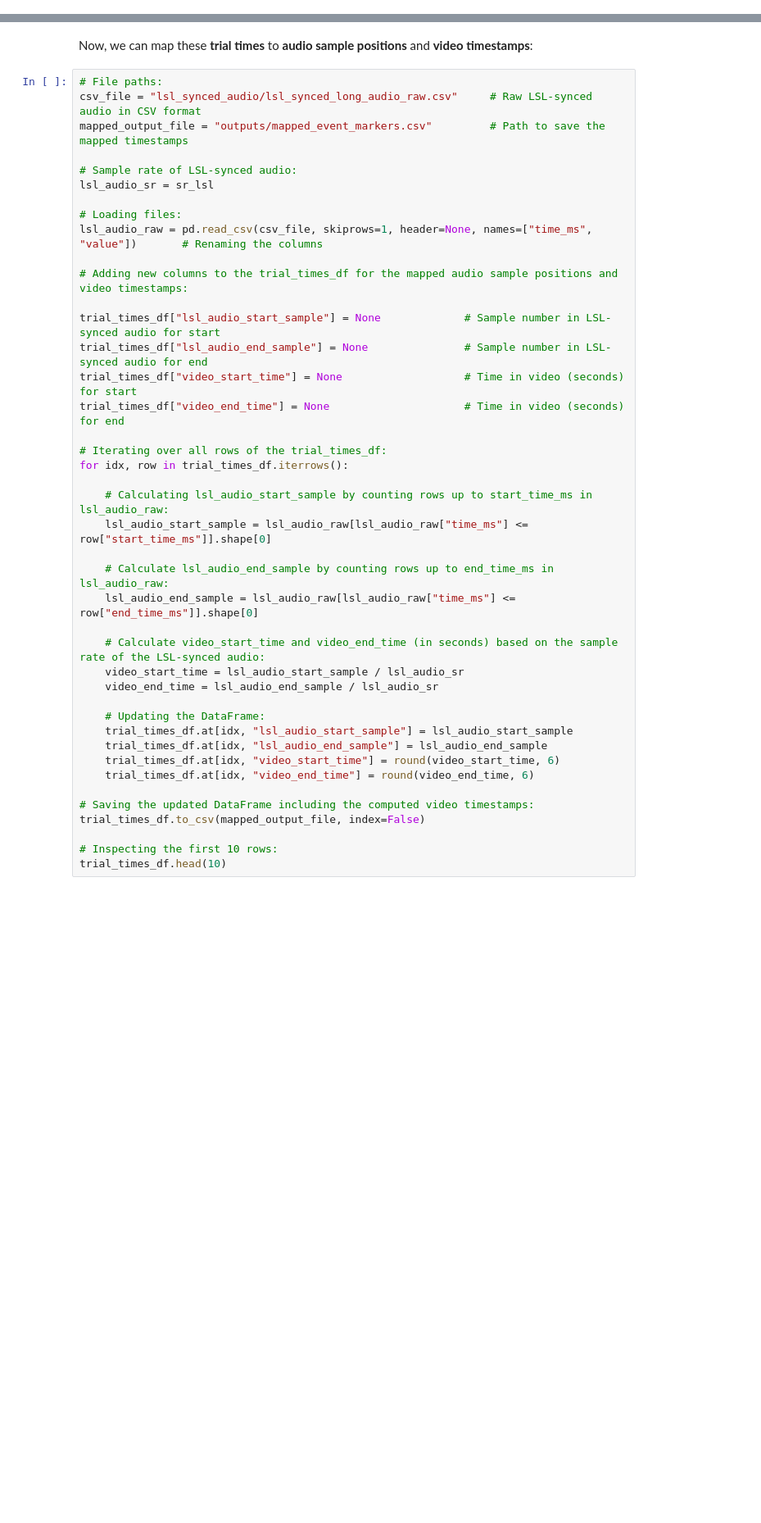
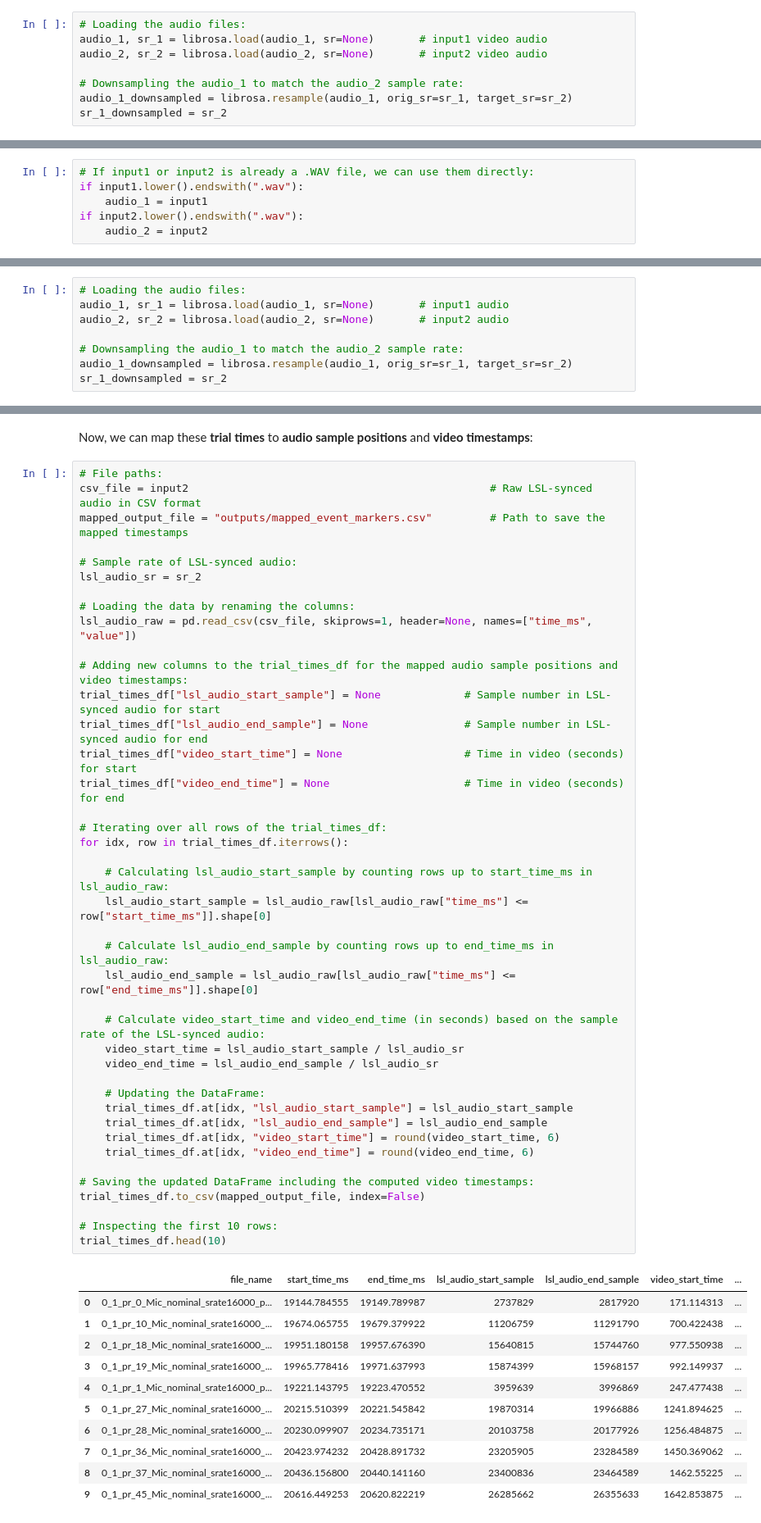
Before and after one commit to hamzanalbantoglu/flexible_audio_video_sync, a Jupyter notebook: synchronize_and_cut_script.ipynb, the cells around one changed output, grey strips where cells are left out. Shown: that part at 82% size. Saved outputs shown, nothing was run; the diff lists cells and outputs as text; blank space fills up the shorter version.

```diff
--- a/synchronize_and_cut_script.ipynb
+++ b/synchronize_and_cut_script.ipynb
@@ -363,0 +510,8 @@ trial_times_df.head(10)
+# %%
+# Loading the audio files:
+audio_1, sr_1 = librosa.load(audio_1, sr=None)       # input1 video audio
+audio_2, sr_2 = librosa.load(audio_2, sr=None)       # input2 video audio
+
+# Downsampling the audio_1 to match the audio_2 sample rate:
+audio_1_downsampled = librosa.resample(audio_1, orig_sr=sr_1, target_sr=sr_2)
+sr_1_downsampled = sr_2
@@ -363,0 +718,6 @@ trial_times_df.head(10)
+# %%
+# If input1 or input2 is already a .WAV file, we can use them directly:
+if input1.lower().endswith(".wav"):
+    audio_1 = input1
+if input2.lower().endswith(".wav"):
+    audio_2 = input2
@@ -363,0 +744,8 @@ trial_times_df.head(10)
+# %%
+# Loading the audio files:
+audio_1, sr_1 = librosa.load(audio_1, sr=None)       # input1 audio
+audio_2, sr_2 = librosa.load(audio_2, sr=None)       # input2 audio
+
+# Downsampling the audio_1 to match the audio_2 sample rate:
+audio_1_downsampled = librosa.resample(audio_1, orig_sr=sr_1, target_sr=sr_2)
+sr_1_downsampled = sr_2
@@ -365,44 +893,55 @@ trial_times_df.head(10)
 Now, we can map these **trial times** to **audio sample positions** and **video timestamps**:
 # %%
 # File paths:
-csv_file = "lsl_synced_audio/lsl_synced_long_audio_raw.csv"     # Raw LSL-synced audio in CSV format
+csv_file = input2                                               # Raw LSL-synced audio in CSV format
 mapped_output_file = "outputs/mapped_event_markers.csv"         # Path to save the mapped timestamps
 
 # Sample rate of LSL-synced audio:
-lsl_audio_sr = sr_lsl
+lsl_audio_sr = sr_2
 
-# Loading files:
-lsl_audio_raw = pd.read_csv(csv_file, skiprows=1, header=None, names=["time_ms", "value"])       # Renaming the columns
+# Loading the data by renaming the columns:
+lsl_audio_raw = pd.read_csv(csv_file, skiprows=1, header=None, names=["time_ms", "value"])
 
 # Adding new columns to the trial_times_df for the mapped audio sample positions and video timestamps:
-
 trial_times_df["lsl_audio_start_sample"] = None             # Sample number in LSL-synced audio for start
 trial_times_df["lsl_audio_end_sample"] = None               # Sample number in LSL-synced audio for end
 trial_times_df["video_start_time"] = None                   # Time in video (seconds) for start
 trial_times_df["video_end_time"] = None                     # Time in video (seconds) for end
 
 # Iterating over all rows of the trial_times_df:
 for idx, row in trial_times_df.iterrows():
 
     # Calculating lsl_audio_start_sample by counting rows up to start_time_ms in lsl_audio_raw:
     lsl_audio_start_sample = lsl_audio_raw[lsl_audio_raw["time_ms"] <= row["start_time_ms"]].shape[0]
 
     # Calculate lsl_audio_end_sample by counting rows up to end_time_ms in lsl_audio_raw:
     lsl_audio_end_sample = lsl_audio_raw[lsl_audio_raw["time_ms"] <= row["end_time_ms"]].shape[0]
 
     # Calculate video_start_time and video_end_time (in seconds) based on the sample rate of the LSL-synced audio:
     video_start_time = lsl_audio_start_sample / lsl_audio_sr
     video_end_time = lsl_audio_end_sample / lsl_audio_sr
 
     # Updating the DataFrame:
     trial_times_df.at[idx, "lsl_audio_start_sample"] = lsl_audio_start_sample
     trial_times_df.at[idx, "lsl_audio_end_sample"] = lsl_audio_end_sample
     trial_times_df.at[idx, "video_start_time"] = round(video_start_time, 6)
     trial_times_df.at[idx, "video_end_time"] = round(video_end_time, 6)
 
 # Saving the updated DataFrame including the computed video timestamps:
 trial_times_df.to_csv(mapped_output_file, index=False)
 
 # Inspecting the first 10 rows:
 trial_times_df.head(10)
+# %% [output]
+|  | file_name | start_time_ms | end_time_ms | lsl_audio_start_sample | lsl_audio_end_sample | video_start_time | ... |
+| 0 | 0_1_pr_0_Mic_nominal_srate16000_p... | 19144.784555 | 19149.789987 | 2737829 | 2817920 | 171.114313 | ... |
+| 1 | 0_1_pr_10_Mic_nominal_srate16000_... | 19674.065755 | 19679.379922 | 11206759 | 11291790 | 700.422438 | ... |
+| 2 | 0_1_pr_18_Mic_nominal_srate16000_... | 19951.180158 | 19957.676390 | 15640815 | 15744760 | 977.550938 | ... |
+| 3 | 0_1_pr_19_Mic_nominal_srate16000_... | 19965.778416 | 19971.637993 | 15874399 | 15968157 | 992.149937 | ... |
+| 4 | 0_1_pr_1_Mic_nominal_srate16000_p... | 19221.143795 | 19223.470552 | 3959639 | 3996869 | 247.477438 | ... |
+| 5 | 0_1_pr_27_Mic_nominal_srate16000_... | 20215.510399 | 20221.545842 | 19870314 | 19966886 | 1241.894625 | ... |
+| 6 | 0_1_pr_28_Mic_nominal_srate16000_... | 20230.099907 | 20234.735171 | 20103758 | 20177926 | 1256.484875 | ... |
+| 7 | 0_1_pr_36_Mic_nominal_srate16000_... | 20423.974232 | 20428.891732 | 23205905 | 23284589 | 1450.369062 | ... |
+| 8 | 0_1_pr_37_Mic_nominal_srate16000_... | 20436.156800 | 20440.141160 | 23400836 | 23464589 | 1462.55225 | ... |
+| 9 | 0_1_pr_45_Mic_nominal_srate16000_... | 20616.449253 | 20620.822219 | 26285662 | 26355633 | 1642.853875 | ... |
 # %% [markdown]
```
Also changed, not shown: parts of 72 cells of this notebook, 9 other files.
